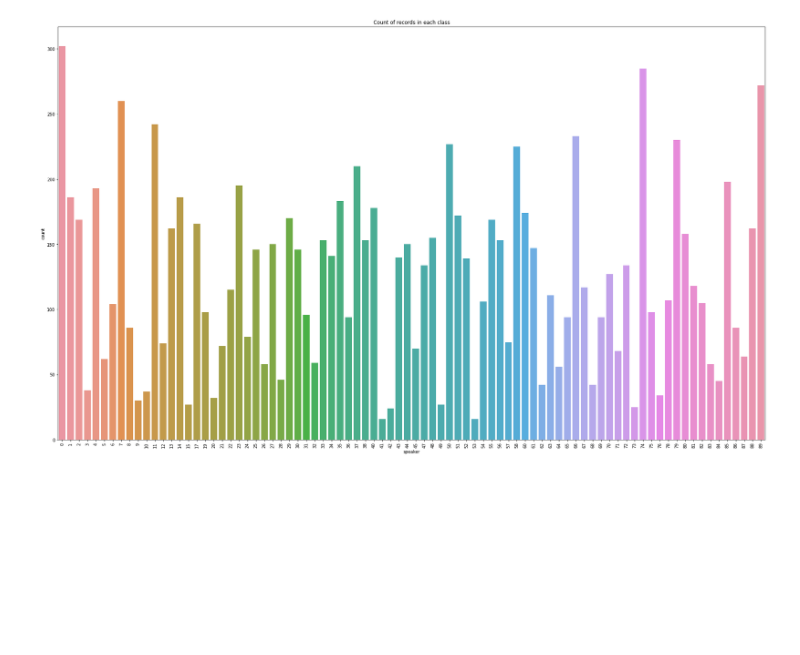
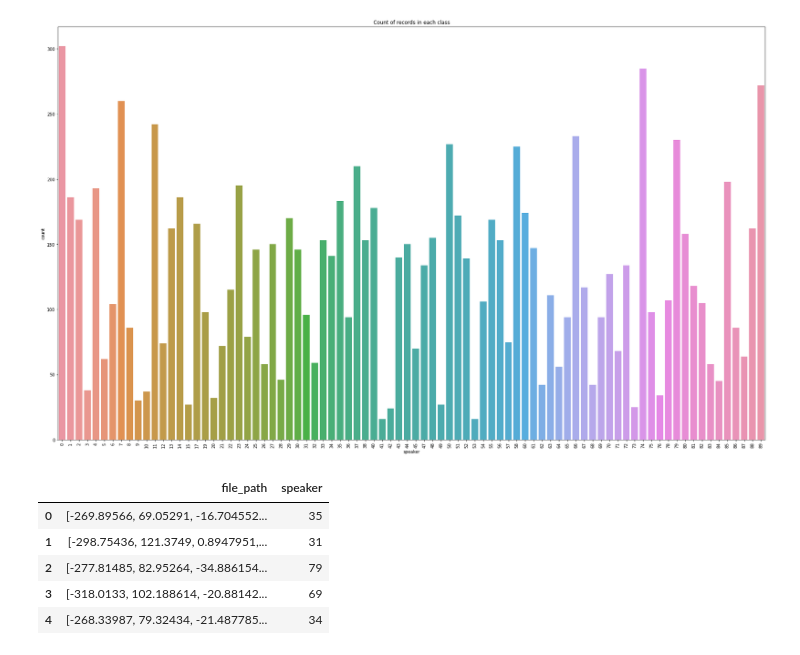
Before and after one commit to joaoarthurolv/deep-learning, a Jupyter notebook: speaker-recognition.ipynb, the cells around one changed output. Saved outputs shown, nothing was run; the diff lists cells and outputs as text; code cells hidden in the pictures; blank space fills up the shorter version.

```diff
--- a/speaker-recognition.ipynb
+++ b/speaker-recognition.ipynb
@@ -80,3 +67,13 @@ for index_num,row in tqdm(audios.iterrows()):
     final_class_labels=row["speaker"]
     data=features_extractor(file_name)
     extracted_features.append([data,final_class_labels])
+# %%
+extracted_features_df=pd.DataFrame(extracted_features,columns=['file_path','speaker'])
+extracted_features_df.head()
+# %% [output]
+|  | file_path | speaker |
+| 0 | [-269.89566, 69.05291, -16.704552... | 35 |
+| 1 | [-298.75436, 121.3749, 0.8947951,... | 31 |
+| 2 | [-277.81485, 82.95264, -34.886154... | 79 |
+| 3 | [-318.0133, 102.188614, -20.88142... | 69 |
+| 4 | [-268.33987, 79.32434, -21.487785... | 34 |
```
Also changed, not shown: parts of 12 cells of this notebook.
